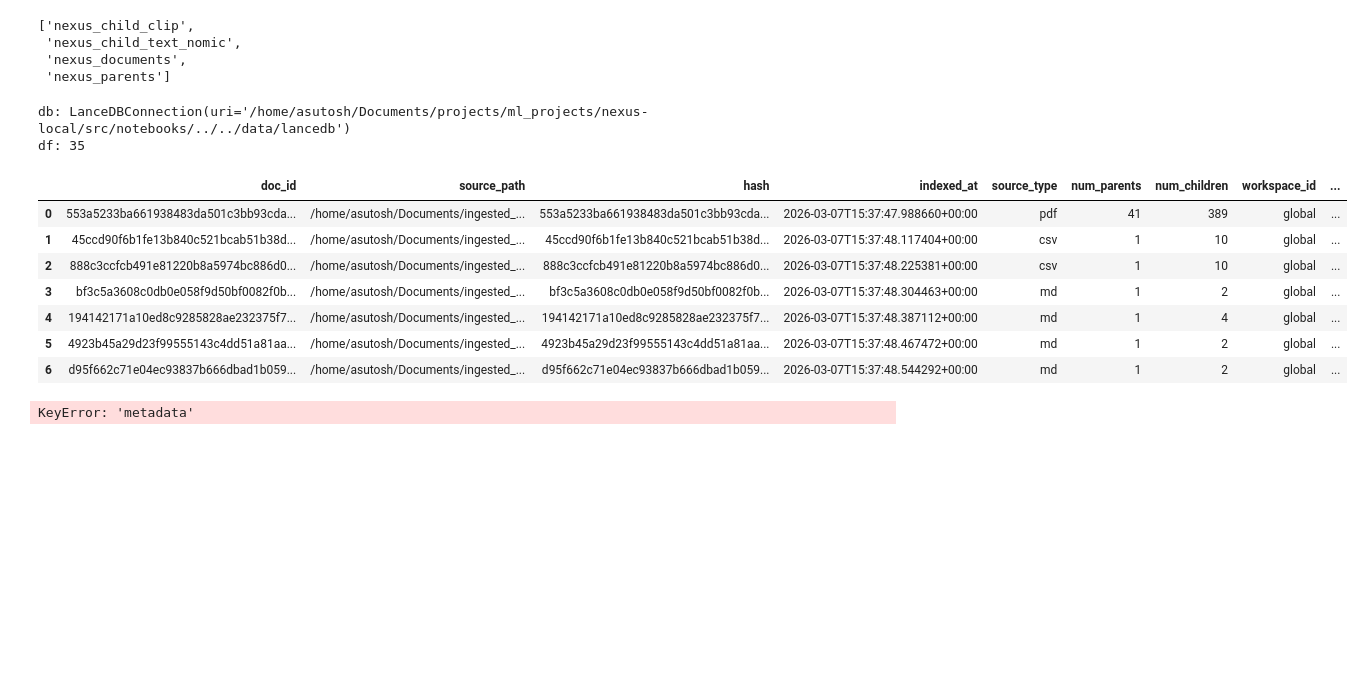
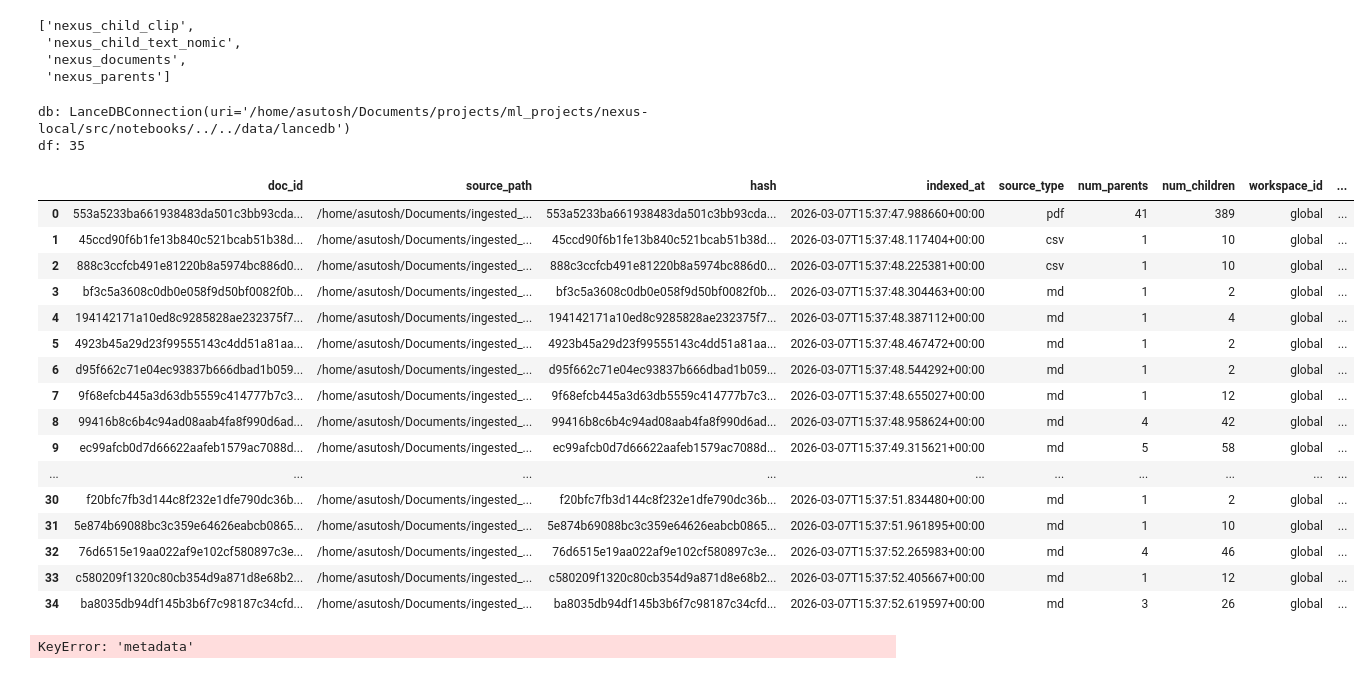
Before and after one commit to nayash/nexus-local, a Jupyter notebook: src/notebooks/exploratory.ipynb, the cells around one changed output. Saved outputs shown, nothing was run; the diff lists cells and outputs as text; code cells hidden in the pictures; blank space fills up the shorter version.

```diff
--- a/src/notebooks/exploratory.ipynb
+++ b/src/notebooks/exploratory.ipynb
@@ -77,18 +77,27 @@ db: LanceDBConnection(uri='/home/asutosh/Documents/projects/ml_projects/nexus-lo
 # %%
 df = preview_lancedb_table(LANCEDB_PATH, tables[2])
 print(f'df: {len(df)}')
-df.head(7)
+df.head(35)
 # %% [output]
 db: LanceDBConnection(uri='/home/asutosh/Documents/projects/ml_projects/nexus-local/src/notebooks/../../data/lancedb')
 df: 35
 |  | doc_id | source_path | hash | indexed_at | source_type | num_parents | num_children | workspace_id | ... |
 | 0 | 553a5233ba661938483da501c3bb93cda... | /home/asutosh/Documents/ingested_... | 553a5233ba661938483da501c3bb93cda... | 2026-03-07T15:37:47.988660+00:00 | pdf | 41 | 389 | global | ... |
 | 1 | 45ccd90f6b1fe13b840c521bcab51b38d... | /home/asutosh/Documents/ingested_... | 45ccd90f6b1fe13b840c521bcab51b38d... | 2026-03-07T15:37:48.117404+00:00 | csv | 1 | 10 | global | ... |
 | 2 | 888c3ccfcb491e81220b8a5974bc886d0... | /home/asutosh/Documents/ingested_... | 888c3ccfcb491e81220b8a5974bc886d0... | 2026-03-07T15:37:48.225381+00:00 | csv | 1 | 10 | global | ... |
 | 3 | bf3c5a3608c0db0e058f9d50bf0082f0b... | /home/asutosh/Documents/ingested_... | bf3c5a3608c0db0e058f9d50bf0082f0b... | 2026-03-07T15:37:48.304463+00:00 | md | 1 | 2 | global | ... |
 | 4 | 194142171a10ed8c9285828ae232375f7... | /home/asutosh/Documents/ingested_... | 194142171a10ed8c9285828ae232375f7... | 2026-03-07T15:37:48.387112+00:00 | md | 1 | 4 | global | ... |
 | 5 | 4923b45a29d23f99555143c4dd51a81aa... | /home/asutosh/Documents/ingested_... | 4923b45a29d23f99555143c4dd51a81aa... | 2026-03-07T15:37:48.467472+00:00 | md | 1 | 2 | global | ... |
 | 6 | d95f662c71e04ec93837b666dbad1b059... | /home/asutosh/Documents/ingested_... | d95f662c71e04ec93837b666dbad1b059... | 2026-03-07T15:37:48.544292+00:00 | md | 1 | 2 | global | ... |
+| 7 | 9f68efcb445a3d63db5559c414777b7c3... | /home/asutosh/Documents/ingested_... | 9f68efcb445a3d63db5559c414777b7c3... | 2026-03-07T15:37:48.655027+00:00 | md | 1 | 12 | global | ... |
+| 8 | 99416b8c6b4c94ad08aab4fa8f990d6ad... | /home/asutosh/Documents/ingested_... | 99416b8c6b4c94ad08aab4fa8f990d6ad... | 2026-03-07T15:37:48.958624+00:00 | md | 4 | 42 | global | ... |
+| 9 | ec99afcb0d7d66622aafeb1579ac7088d... | /home/asutosh/Documents/ingested_... | ec99afcb0d7d66622aafeb1579ac7088d... | 2026-03-07T15:37:49.315621+00:00 | md | 5 | 58 | global | ... |
+| ... | ... | ... | ... | ... | ... | ... | ... | ... | ... |
+| 30 | f20bfc7fb3d144c8f232e1dfe790dc36b... | /home/asutosh/Documents/ingested_... | f20bfc7fb3d144c8f232e1dfe790dc36b... | 2026-03-07T15:37:51.834480+00:00 | md | 1 | 2 | global | ... |
+| 31 | 5e874b69088bc3c359e64626eabcb0865... | /home/asutosh/Documents/ingested_... | 5e874b69088bc3c359e64626eabcb0865... | 2026-03-07T15:37:51.961895+00:00 | md | 1 | 10 | global | ... |
+| 32 | 76d6515e19aa022af9e102cf580897c3e... | /home/asutosh/Documents/ingested_... | 76d6515e19aa022af9e102cf580897c3e... | 2026-03-07T15:37:52.265983+00:00 | md | 4 | 46 | global | ... |
+| 33 | c580209f1320c80cb354d9a871d8e68b2... | /home/asutosh/Documents/ingested_... | c580209f1320c80cb354d9a871d8e68b2... | 2026-03-07T15:37:52.405667+00:00 | md | 1 | 12 | global | ... |
+| 34 | ba8035db94df145b3b6f7c98187c34cfd... | /home/asutosh/Documents/ingested_... | ba8035db94df145b3b6f7c98187c34cfd... | 2026-03-07T15:37:52.619597+00:00 | md | 3 | 26 | global | ... |
 # %%
 text = ''
 count = 0
```
Also changed, not shown: 7 other files.
